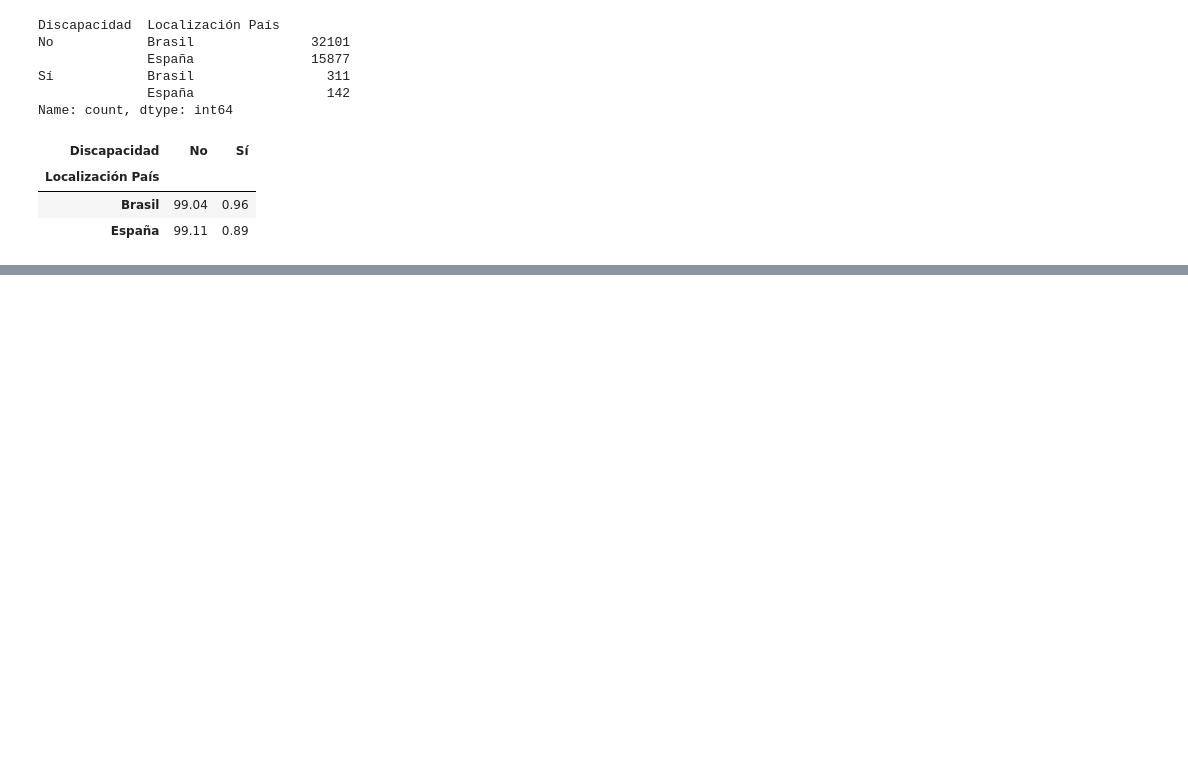
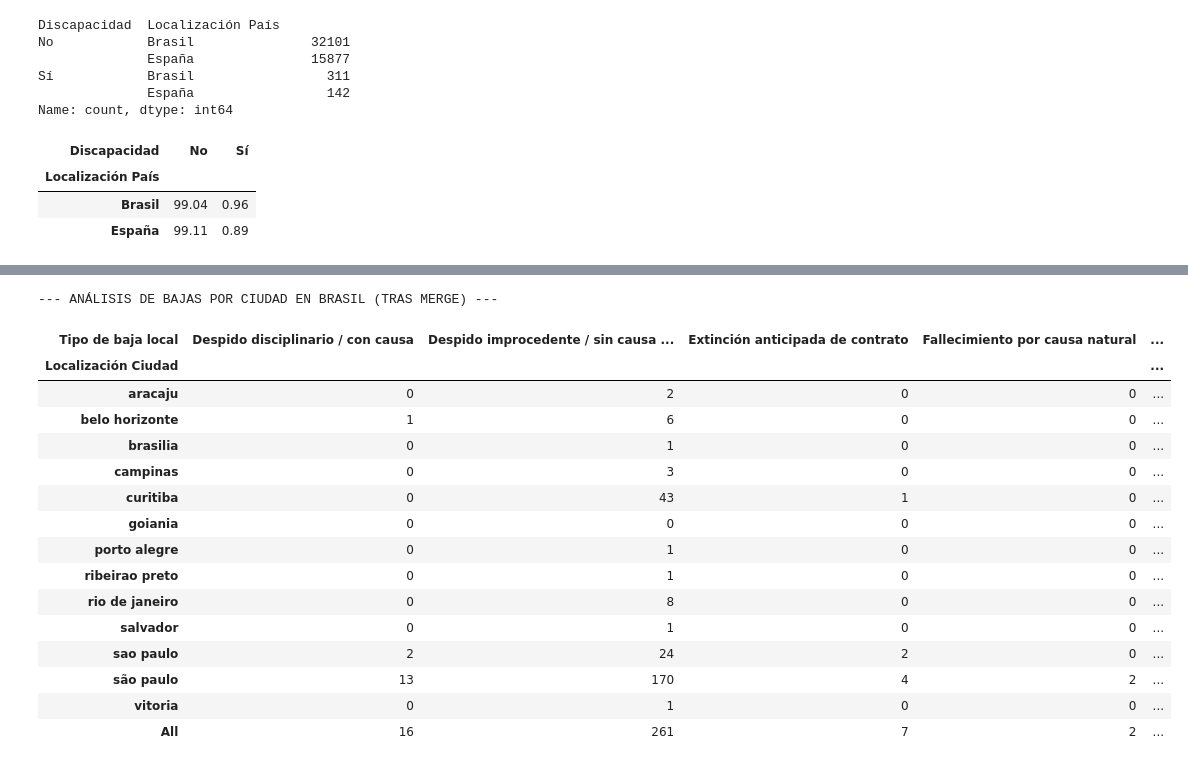
Before and after one commit to saraguzmanlopez-ops/caso_corusan, a Jupyter notebook: analisis_libre.ipynb, the cells around one changed output, grey strips where cells are left out. Cells and saved outputs as stored; diff of their text form; code cells hidden in the pictures; blank space fills up the shorter version.

```diff
--- a/analisis_libre.ipynb
+++ b/analisis_libre.ipynb
@@ -255,0 +478,27 @@ BRASIL -> Plantilla: 32412 | Actual PD: 311 | Faltan (Gap): int(round(337.24)) p
+# %%
+df_bajas_agosto_copy = pd.merge(
+    df_bajas_agosto_copy,
+    df_plantilla_julio[
+        ['ID persona', 'Localización Ciudad']
+    ],  # Seleccionamos la clave y la ciudad de la plantilla
+    on='ID persona',  # Columna común para relacionarlos
+    how='left',  # Merge por la izquierda para conservar todas las bajas de agosto
+)
+
+# 2. Filtramos de nuevo las bajas de Brasil ya con la ciudad incorporada
+df_bajas_brasil_copy = df_bajas_agosto_copy[
+    df_bajas_agosto_copy['Unidad de Negocio'] == 'Brasil'
+]
+
+from scr.funciones_analisis import limpiar_ciudades
+
+# Llamas a la función en la siguiente línea asignándola a tu DataFrame
+df_bajas_brasil_copy = limpiar_ciudades(
+    df_bajas_brasil_copy, 'Localizacion ciudad'
+)
+
+# 3. Limpiamos usando el nombre exacto de la columna (con tilde)
+df_bajas_brasil_copy = limpiar_ciudades(
+    df_bajas_brasil_copy, 'Localización Ciudad'
+)
+df_bajas_brasil_copy.columns
@@ -255,0 +513,29 @@ BRASIL -> Plantilla: 32412 | Actual PD: 311 | Faltan (Gap): int(round(337.24)) p
+# %%
+
+# 4. Comprobamos la distribución de bajas por Ciudad y Motivo
+tabla_ere_ciudad = pd.crosstab(
+    df_bajas_brasil_copy['Localización Ciudad'],
+    df_bajas_brasil_copy['Tipo de baja local'],
+    margins=True,
+)
+
+print('--- ANÁLISIS DE BAJAS POR CIUDAD EN BRASIL (TRAS MERGE) ---')
+display(tabla_ere_ciudad)
+# %% [output]
+--- ANÁLISIS DE BAJAS POR CIUDAD EN BRASIL (TRAS MERGE) ---
+| Tipo de baja local | Despido disciplinario / con causa | Despido improcedente / sin causa ... | Extinción anticipada de contrato | Fallecimiento por causa natural | ... |
+| Localización Ciudad |  |  |  |  | ... |
+| aracaju | 0 | 2 | 0 | 0 | ... |
+| belo horizonte | 1 | 6 | 0 | 0 | ... |
+| brasilia | 0 | 1 | 0 | 0 | ... |
+| campinas | 0 | 3 | 0 | 0 | ... |
+| curitiba | 0 | 43 | 1 | 0 | ... |
+| goiania | 0 | 0 | 0 | 0 | ... |
+| porto alegre | 0 | 1 | 0 | 0 | ... |
+| ribeirao preto | 0 | 1 | 0 | 0 | ... |
+| rio de janeiro | 0 | 8 | 0 | 0 | ... |
+| salvador | 0 | 1 | 0 | 0 | ... |
+| sao paulo | 2 | 24 | 2 | 0 | ... |
+| são paulo | 13 | 170 | 4 | 2 | ... |
+| vitoria | 0 | 1 | 0 | 0 | ... |
+| All | 16 | 261 | 7 | 2 | ... |
```
Also changed, not shown: parts of 21 cells of this notebook, 5 other files.
